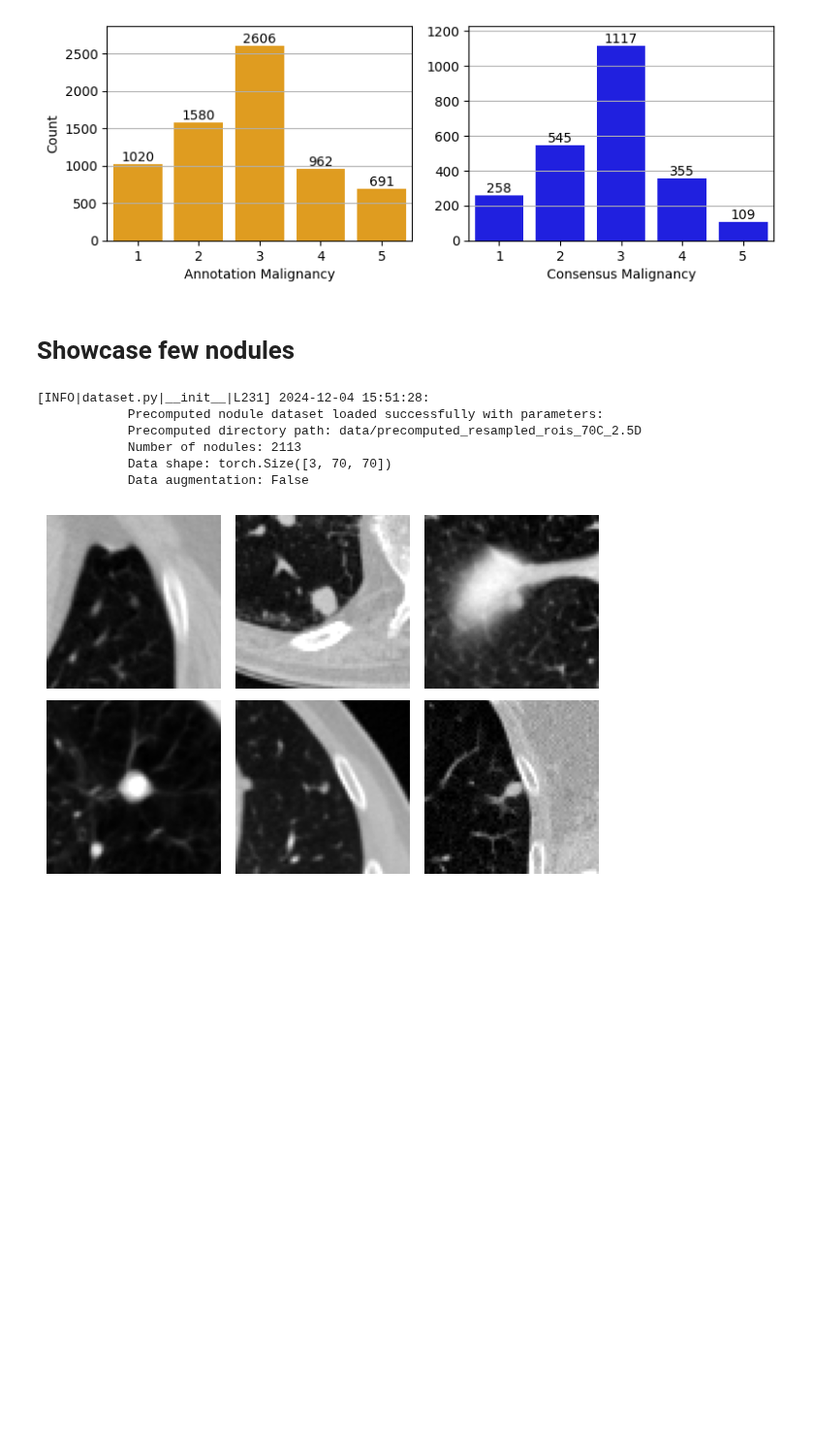
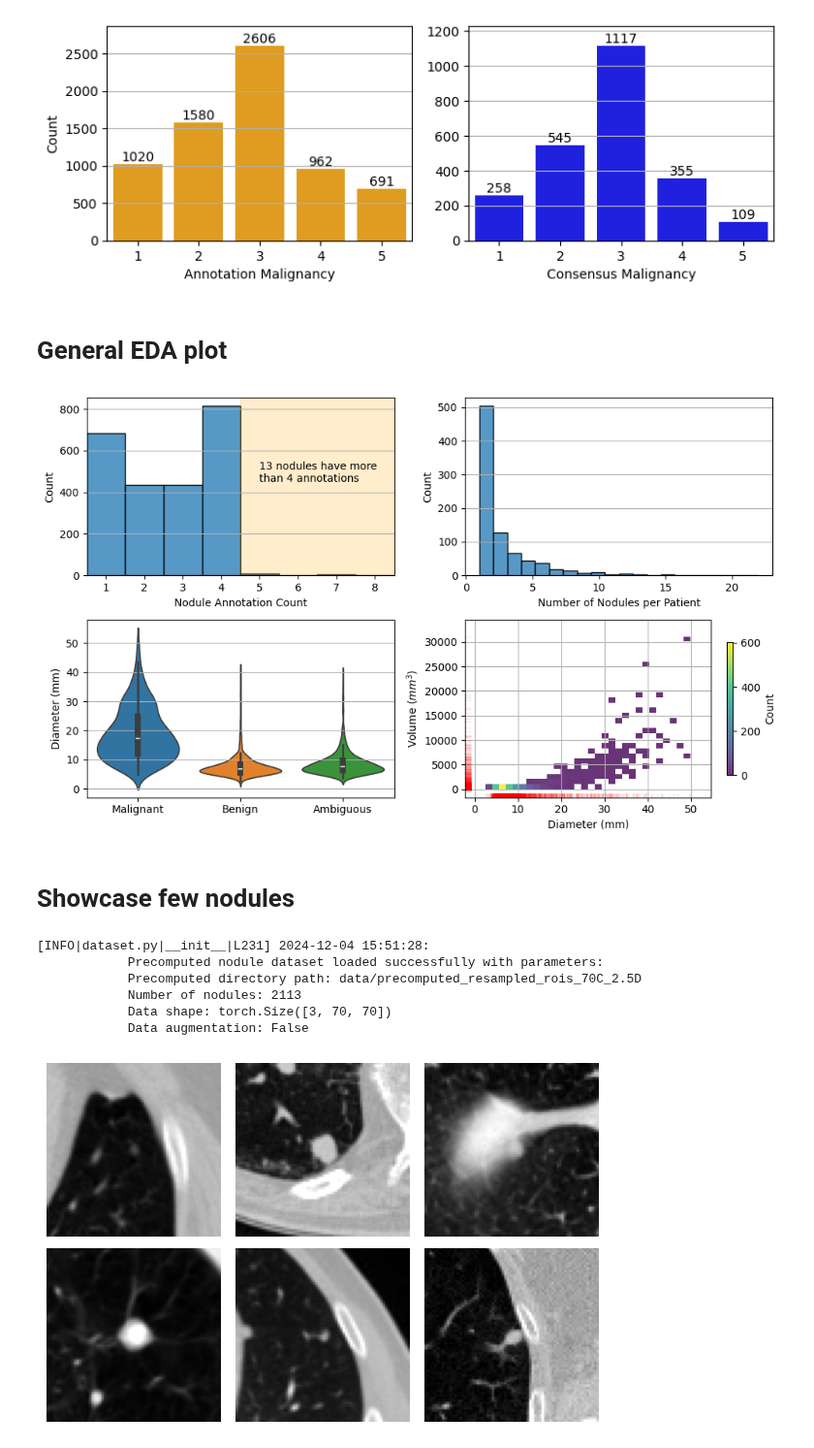
Before and after one commit to maxADeVisser/master_thesis, a Jupyter notebook: report/plots_and_tables.ipynb, the cells around one changed output. Shown at 97% size. Drawn from its saved outputs; the diff is of its cells as text; code cells hidden in the pictures; blank space fills up the shorter version.

Commit message:
updated plots

```diff
--- a/report/plots_and_tables.ipynb
+++ b/report/plots_and_tables.ipynb
@@ -59,6 +76,52 @@ plt.savefig(f'{plots_path}/malignancy_score_distribution.png')
 plt.show()
 # %% [output]
 [figure]
+# %% [markdown]
+# General EDA plot
+# %%
+fig, axes = plt.subplots(2, 2, figsize=(10, 6))
+
+nodule_df_plot = nodule_df_development.copy()
+
+# Nodule Annotation Count
+ax = axes[0,0]
+sns.histplot(data=nodule_df_plot, x="nodule_annotation_count", discrete=True, ax=ax)
+ax.set_xticks(range(1, 9))
+ax.set_xlabel("Nodule Annotation Count")
+ax.text(5, 450, f"{sum(nodule_df_plot['nodule_annotation_count'] > 4)} nodules have more\nthan 4 annotations")
+ax.set_xlim(0.5, 8.5)
+ax.grid(axis="y")
+# color the right side of the plot
+ax.axvspan(5-.5, 8+.5, color='orange', alpha=0.2)
+
+ax = axes[0,1]
+sns.histplot(nodule_df_plot.groupby("scan_id").size(), bins=20, ax=ax)
+# sns.boxplot(nodule_df_plot.groupby("scan_id").size(), ax=ax, orient="h")
+# sns.violinplot(nodule_df_plot.groupby("scan_id").size(), ax=ax, orient="h")
+ax.set_xlabel("Number of Nodules per Patient")
+ax.grid(axis="y")
+
+ax = axes[1,0]
+sns.violinplot(data=nodule_df_plot, x="cancer_label", y="ann_mean_diameter", hue="cancer_label", ax=ax)
+# ax.set_title("Nodule Diamater by Cancer", fontsize=10)
+ax.set_xlabel("")
+ax.set_ylabel("Diameter (mm)")
+ax.grid(axis="y")
+
+ax = axes[1,1]
+sns.histplot(data=nodule_df_plot, x="ann_mean_diameter", y="ann_mean_volume", bins=30, cbar=True, cbar_kws=dict(shrink=0.75, label="Count"), cmap="viridis", alpha=0.8, ax=ax)
+sns.rugplot(data=nodule_df_plot, x="ann_mean_diameter", y="ann_mean_volume", color="red", alpha=0.1, ax=ax)
+# ax.title("Bivariate Distribution of Nodule Diameter and Volume")
+ax.set_ylabel("Volume $(mm^3)$")
+ax.set_xlabel("Diameter (mm)")
+ax.set_ylim(bottom=-1700)
+ax.grid()
+
+plt.tight_layout()
+plt.savefig("report/plots/nodule_eda.png")
+plt.show()
+# %% [output]
+[figure, added]
 # %% [markdown]
 # Showcase few nodules
 # %%
```
Also changed, not shown: parts of 11 cells of this notebook, 1 other file.
